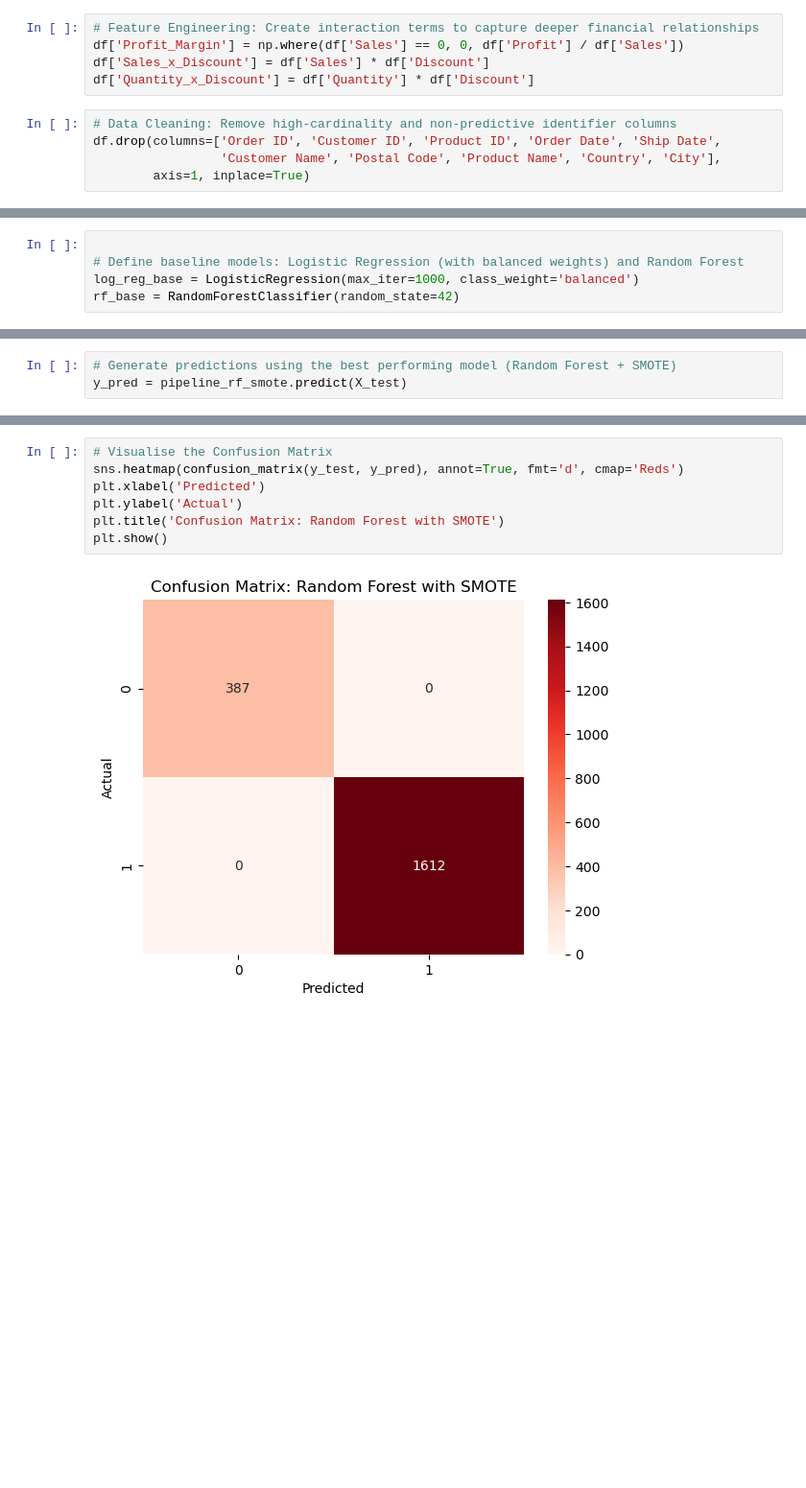
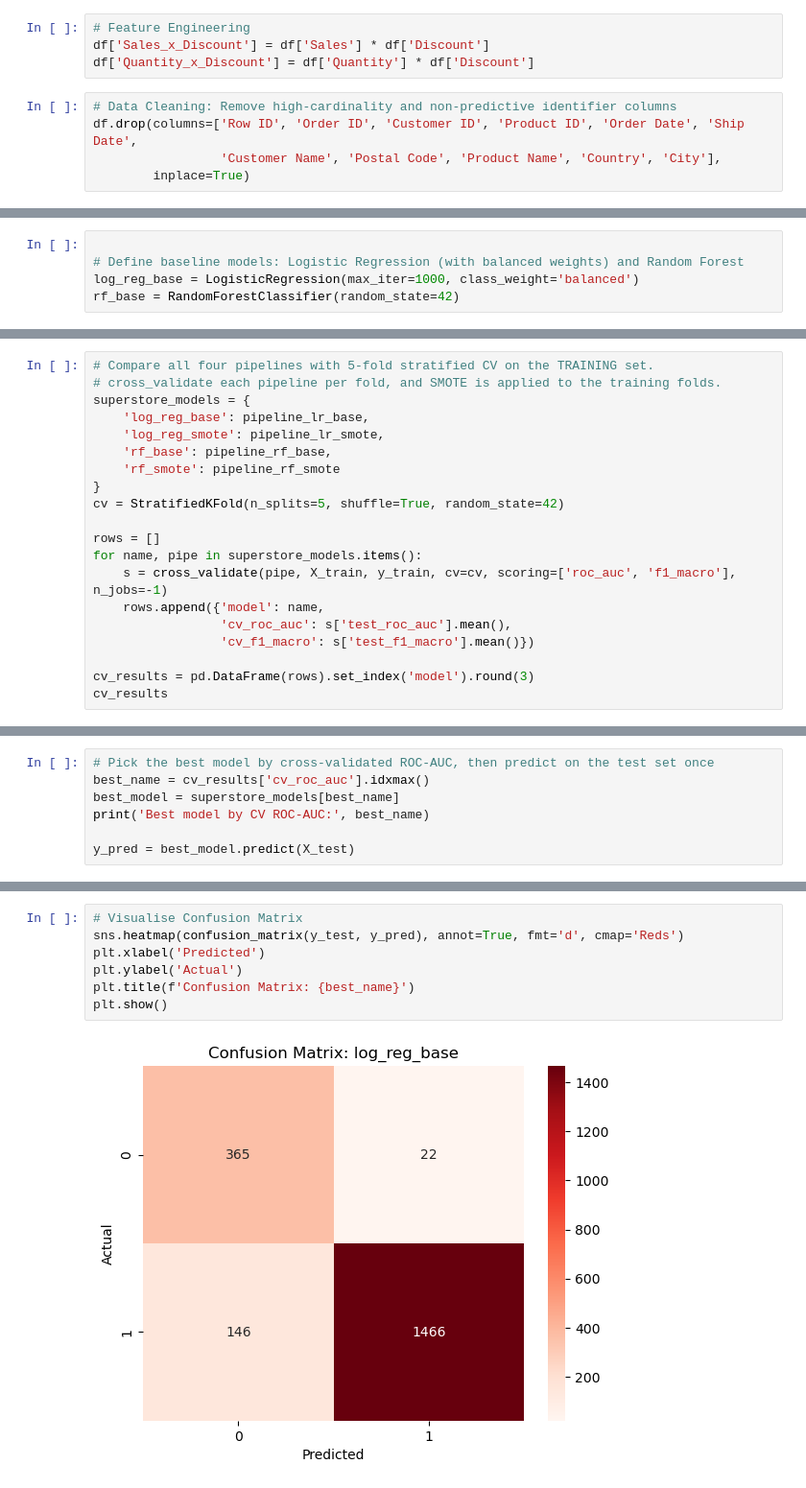
Before and after one commit to AbdulrahmanGidado/Machine-Learning-Portfolio, a Jupyter notebook: ML-Projects/ML-Superstore/LogReg.ipynb, the cells around one changed output, grey strips where cells are left out. Shown at 96% size. Cells and saved outputs as stored; diff of their text form; blank space fills up the shorter version.

```diff
--- a/ML-Projects/ML-Superstore/LogReg.ipynb
+++ b/ML-Projects/ML-Superstore/LogReg.ipynb
@@ -19,15 +20,14 @@ import joblib
 # Load the dataset using cp1252 encoding to handle special characters
 df = pd.read_csv('Superstore.csv', encoding="cp1252")
 # %%
-# Feature Engineering: Create interaction terms to capture deeper financial relationships
-df['Profit_Margin'] = np.where(df['Sales'] == 0, 0, df['Profit'] / df['Sales'])
+# Feature Engineering
 df['Sales_x_Discount'] = df['Sales'] * df['Discount']
 df['Quantity_x_Discount'] = df['Quantity'] * df['Discount']
 # %%
 # Data Cleaning: Remove high-cardinality and non-predictive identifier columns
-df.drop(columns=['Order ID', 'Customer ID', 'Product ID', 'Order Date', 'Ship Date',
+df.drop(columns=['Row ID', 'Order ID', 'Customer ID', 'Product ID', 'Order Date', 'Ship Date',
                  'Customer Name', 'Postal Code', 'Product Name', 'Country', 'City'],
-        axis=1, inplace=True)
+        inplace=True)
 # %%
 # Target Transformation: Convert Profit into a binary classification target (1 for Profit, 0 for Loss)
 df['Profitable'] = df['Profit'].apply(lambda x: 1 if x > 0 else 0)
@@ -87,3 +93,23 @@ Pipeline(steps=[('preprocessor',
                                                    'Sub-Category'])])),
                 ('sampler', SMOTE(random_state=42)),
                 ('model', RandomForestClassifier(random_state=42))])
+# %%
+# Compare all four pipelines with 5-fold stratified CV on the TRAINING set.
+# cross_validate each pipeline per fold, and SMOTE is applied to the training folds.
+superstore_models = {
+    'log_reg_base': pipeline_lr_base,
+    'log_reg_smote': pipeline_lr_smote,
+    'rf_base': pipeline_rf_base,
+    'rf_smote': pipeline_rf_smote
+}
+cv = StratifiedKFold(n_splits=5, shuffle=True, random_state=42)
+
+rows = []
+for name, pipe in superstore_models.items():
+    s = cross_validate(pipe, X_train, y_train, cv=cv, scoring=['roc_auc', 'f1_macro'], n_jobs=-1)
+    rows.append({'model': name,
+                 'cv_roc_auc': s['test_roc_auc'].mean(),
+                 'cv_f1_macro': s['test_f1_macro'].mean()})
+
+cv_results = pd.DataFrame(rows).set_index('model').round(3)
+cv_results
@@ -90,3 +123,7 @@ Pipeline(steps=[('preprocessor',
 # %%
-# Generate predictions using the best performing model (Random Forest + SMOTE)
-y_pred = pipeline_rf_smote.predict(X_test)
+# Pick the best model by cross-validated ROC-AUC, then predict on the test set once
+best_name = cv_results['cv_roc_auc'].idxmax()
+best_model = superstore_models[best_name]
+print('Best model by CV ROC-AUC:', best_name)
+
+y_pred = best_model.predict(X_test)
@@ -115,10 +158,10 @@ Confusion Matrix:
 # %%
-# Visualise the Confusion Matrix
+# Visualise Confusion Matrix
 sns.heatmap(confusion_matrix(y_test, y_pred), annot=True, fmt='d', cmap='Reds')
 plt.xlabel('Predicted')
 plt.ylabel('Actual')
-plt.title('Confusion Matrix: Random Forest with SMOTE')
+plt.title(f'Confusion Matrix: {best_name}')
 plt.show()
 # %% [output]
-[figure, old version]
+[figure, new version]
 # %%
```
Also changed, not shown: parts of 8 cells of this notebook.
